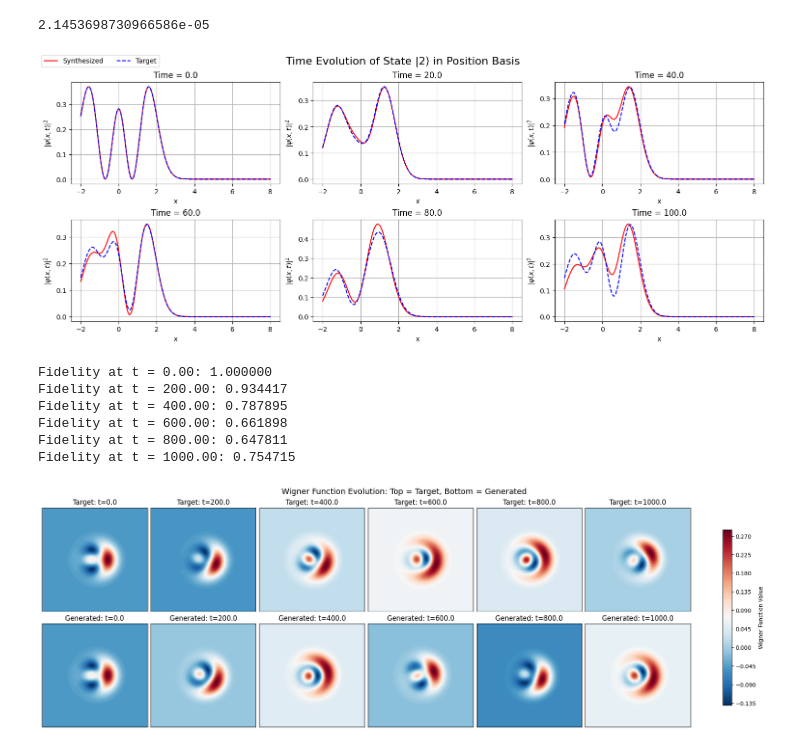
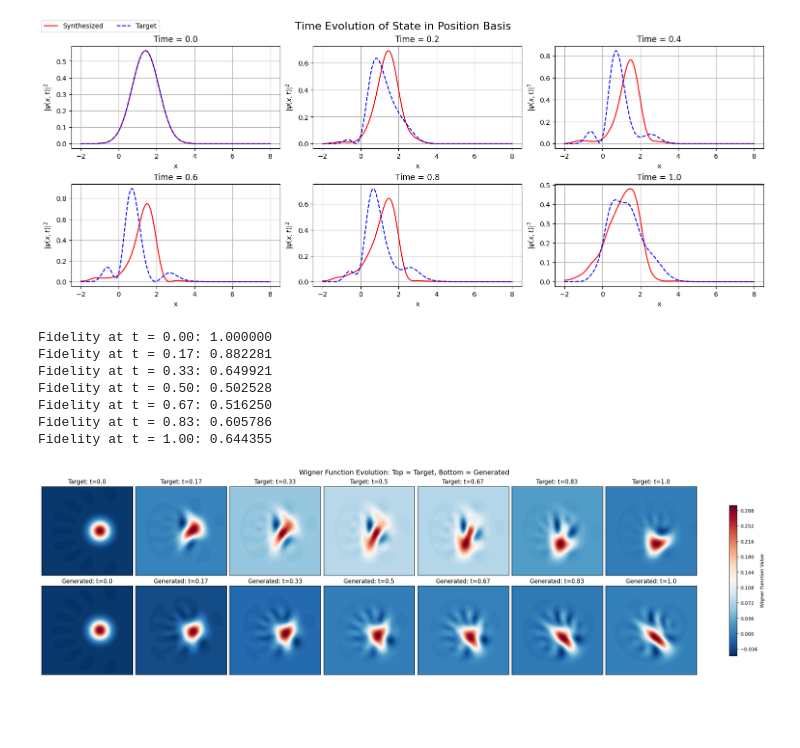
Before and after one commit to alexaymehra/hybrid-quantum-simulation, a Jupyter notebook: MorseOptimizedParameters.ipynb, the cells around one changed output. Cells and saved outputs as stored; diff of their text form; code cells hidden in the pictures; blank space fills up the shorter version.

```diff
--- a/MorseOptimizedParameters.ipynb
+++ b/MorseOptimizedParameters.ipynb
@@ -239,9 +56,3 @@ Morse Parameters Used:
-# %%
-# Print the Exact Infidelity
-infid = fidelity_loss(optimal_params, d, morse_to_optimize)
-print(infid)
-# %% [output]
-2.1453698730966586e-05
 # %%
 #Build the Synthesized Unitary
 morse_generated = gate_seq(optimal_params, d)
@@ -284,7 +95,7 @@ tgt_hamiltonian = (1j / time) * sp.linalg.logm(morse_to_optimize)
 gen_hamiltonian = (1j / time) * sp.linalg.logm(morse_generated)
 
 # End Time to be Visualized for the Wavefunctions
-target_time = 100
+target_time = 1
 
 # Parameters
 x_var = np.linspace(-2, 8, 200)
@@ -297,14 +108,14 @@ init_qubit_state = np.array([1, 0], dtype=complex)
 
 # Choose the Initial State for the Qumode
     # Option 1: Fock state
-fock_state_index = 2
-init_qumode_state = np.zeros(N, dtype=complex)
-init_qumode_state[fock_state_index] = 1.0
+#fock_state_index = 2
+#init_qumode_state = np.zeros(N, dtype=complex)
+#init_qumode_state[fock_state_index] = 1.0
 
     # Option 2: Coherent state
-# from qutip import coherent
-# alpha = 1.0 + 0.5j
-# init_qumode_state = coherent(N, alpha).full().flatten()
+from qutip import coherent
+alpha = 1.0 + 0.5j
+init_qumode_state = coherent(N, alpha).full().flatten()
 
 # Create the Initial State in the Full Qubit-Qumode Hilbert Space
 init_state = np.kron(init_qubit_state, init_qumode_state)
@@ -350,10 +161,10 @@ for j in range(len(times), len(axes)):
 # Shared legend and title
 handles, labels = axes[0].get_legend_handles_labels()
 fig.legend(handles, labels, loc='upper left', ncol=2, fontsize='medium')
-plt.suptitle(f'Time Evolution of State |{fock_state_index}⟩ in Position Basis', fontsize=16)
+plt.suptitle(f'Time Evolution of State in Position Basis', fontsize=16)
 plt.show()
 # %% [output]
-[figure, old version]
+[figure, new version]
 # %%
 # Visualization for the Evolution of the Wigner Function Over Time
 
@@ -362,8 +173,8 @@ target_hamiltonian = (1j / time) * sp.linalg.logm(morse_to_optimize)
 generated_hamiltonian = (1j / time) * sp.linalg.logm(morse_generated)
 
 # Choose the Number of Steps and Final Time to Visualize
-steps = 5
-time_and_extra = time + 999
+steps = 6
+time_and_extra = 1
 time_step = time_and_extra / steps
 
 # Define phase space grid
@@ -407,39 +218,40 @@ for i in range(steps+1):
     qumode_target = extract_qumode_info(step_state_target, qubit_state_index=0, qumode_dim=N)
 
     # Convert to Qobj
     step_qobj_generated = Qobj(qumode_generated, dims=[N, [1]])
     step_qobj_target = Qobj(qumode_target, dims=[N, [1]])
 
     # Compute Wigner functions
     W_gen = wigner(step_qobj_generated, xvec, xvec)
     W_tar = wigner(step_qobj_target, xvec, xvec)
 
     # Top row: target
     ax_tar = axes[0, i]
     im1 = ax_tar.contourf(xvec, xvec, W_tar, 100, cmap='RdBu_r')
     ax_tar.set_title(f'Target: t={round(i*time_step, 2)}')
     ax_tar.set_xticks([])
     ax_tar.set_yticks([])
 
     # Bottom row: generated
     ax_gen = axes[1, i]
     im2 = ax_gen.contourf(xvec, xvec, W_gen, 100, cmap='RdBu_r')
     ax_gen.set_title(f'Generated: t={round(i*time_step, 2)}')
     ax_gen.set_xticks([])
     ax_gen.set_yticks([])
 
 # Add single shared colorbar using a separate figure method
 fig.colorbar(im1, ax=axes, location='right', shrink=0.8, label='Wigner Function Value')
 
 plt.show()
 # %% [output]
 Fidelity at t = 0.00: 1.000000
-Fidelity at t = 200.00: 0.934417
-Fidelity at t = 400.00: 0.787895
-Fidelity at t = 600.00: 0.661898
-Fidelity at t = 800.00: 0.647811
-Fidelity at t = 1000.00: 0.754715
+Fidelity at t = 0.17: 0.882281
+Fidelity at t = 0.33: 0.649921
+Fidelity at t = 0.50: 0.502528
+Fidelity at t = 0.67: 0.516250
+Fidelity at t = 0.83: 0.605786
+Fidelity at t = 1.00: 0.644355
-[figure, old version]
+[figure, new version]
 # %%
 # Infidelity vs Gate Depth
 
```
Also changed, not shown: parts of 6 cells of this notebook, 5 other files.
